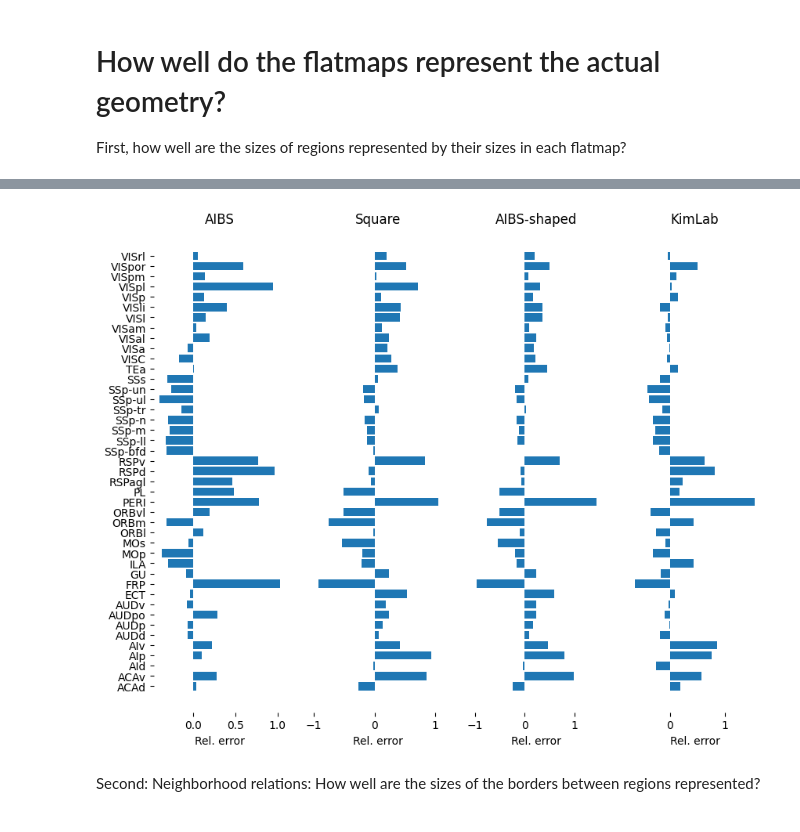
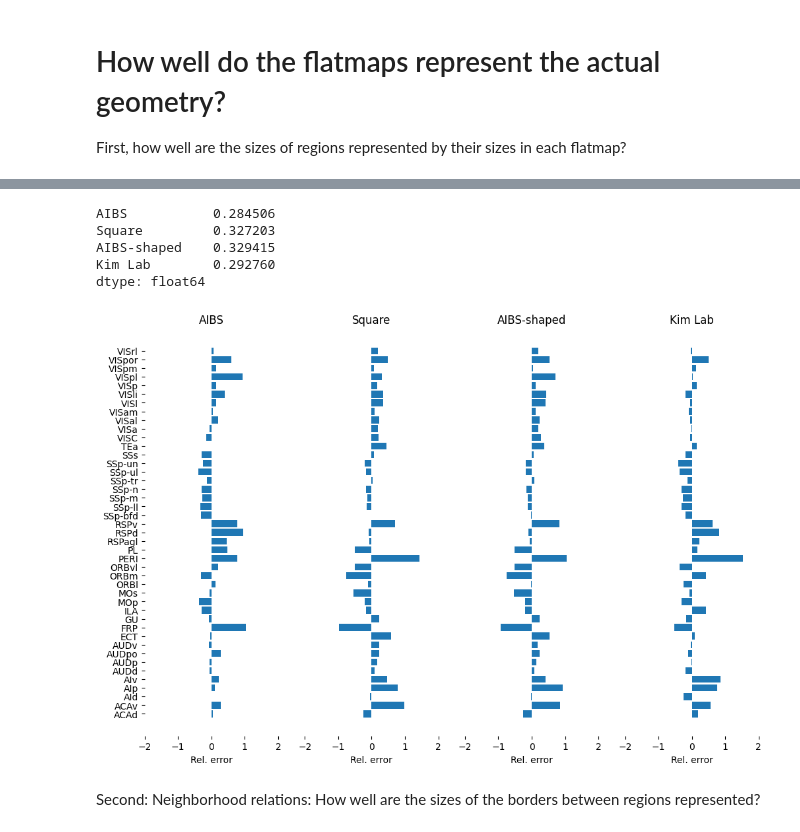
Before and after one commit to BlueBrain/atlas-enhancement, a Jupyter notebook: flatmap/notebooks/flatmap_comparison.ipynb, the cells around one changed output, grey strips where cells are left out. Drawn from its saved outputs; the diff is of its cells as text; code cells hidden in the pictures.

Commit message:
Update notebook
+ Better specification of flatmaps
+ More parallelization

```diff
--- a/flatmap/notebooks/flatmap_comparison.ipynb
+++ b/flatmap/notebooks/flatmap_comparison.ipynb
@@ -226,19 +180,15 @@ pd_fm_aibs
+# %%
+# Load NRRD flatmaps and setup flatmap list
+pd_flatmaps = [pd_fm_aibs] + [nrrd_flatmap_to_pandas(VoxelData.load_nrrd(v["file"]), ann) for v in flatmaps.values()]
+npix_fm = [npix_aibs] + [v["npix"] for v in flatmaps.values()]
+bin_sz_fm = [x // numpy.min(npix_fm) for x in npix_fm]
 # %%
 # Only consider voxels that are flattened in the reference (common domain)
-mask = numpy.isin(pd_fm_square["idx"], pd_fm_aibs["idx"])
-pd_fm_square = pd_fm_square.loc[mask]
+for i in range(len(flatmaps)):
+    mask = numpy.isin(pd_flatmaps[i + 1]["idx"], pd_flatmaps[0]["idx"])
+    pd_flatmaps[i + 1] = pd_flatmaps[i + 1].loc[mask]
 
-mask = numpy.isin(pd_fm_shaped["idx"], pd_fm_aibs["idx"])
-pd_fm_shaped = pd_fm_shaped.loc[mask]
-
-mask = numpy.isin(pd_fm_kimlab["idx"], pd_fm_aibs["idx"])
-pd_fm_kimlab = pd_fm_kimlab.loc[mask]
-
-# Note: voxels can be afssrsgssigned to multiple pixels in the AIBS flatmap!
+# Note: voxels can be assigned to multiple pixels in the AIBS flatmap!
-# %%
-pd_flatmaps = [pd_fm_aibs, pd_fm_square, pd_fm_shaped, pd_fm_kimlab]
-npix_fm = [npix_aibs, npix_flat, npix_flat, npix_flat]
-nfm = len(pd_flatmaps)
 # %% [markdown]
 ## Visualize the coordinates of one flatmap in another
 It returns for each pixel in one flatmap the mean pixel value (x or y) in the other flatmap
@@ -297,7 +247,13 @@ fig.savefig("comparing_flatmap_coordinates_10um_pxl_y.pdf")
 def get_mode(v_in):
     return v_in.value_counts().index[0]
 
-M_fm = [x.groupby(["pxl_x", "pxl_y"])["ann"].apply(get_mode) for x in pd_flatmaps]
+
+def get_regions(x):
+    return x.groupby(["pxl_x", "pxl_y"])["ann"].apply(get_mode)
+
+
+with parallel_config(backend='threading', n_jobs=jobs_fm):
+    M_fm = Parallel()(delayed(get_regions)(x) for x in pd_flatmaps)
 # %%
 fig = plt.figure(figsize=(6 , (nfm + 1) * 2))
 cmap = ['#a6cee3','#fb9a99','#6a3d9a','#ffff99','#fdbf6f','#fdbf6f','#ff7f00','#cab2d6','#6a3d9a','#a6cee3',
@@ -355,30 +311,38 @@ Name: voxels, dtype: float64
 # %%
 def region_size_prediction_error(df, col_x, col_y):
     a, b = numpy.polyfit(df[col_x], df[col_y], 1)
     err = a * df[col_x] + b - ann_cmp[col_y]
     rel_err = err / ann_cmp[col_y]
     rel_err.name = col_x
     return rel_err
 
 rel_err = pandas.concat([region_size_prediction_error(ann_cmp, x, "voxels") for x in labels], axis=1)
 
-fig = plt.figure(figsize=(nfm * 2.5, 8))
+fig = plt.figure(figsize=(nfm * 3, 8))
 
 for i, x in enumerate(labels):
     ax = fig.add_subplot(1, nfm, i + 1)
     ax.barh(range(len(rel_err)), rel_err[x])
     ax.set_frame_on(False)
     if i == 0:
         ax.set_yticks(range(len(rel_err)))
         _ = ax.set_yticklabels(tgt_acronyms)
     else:
         ax.set_yticks([])
     ax.set_title(x)
     ax.set_xlabel("Rel. error")
+    ax.set_xlim((-2,2))
 
 fig.savefig("comparing_area_vs_voxel_count_errors.pdf")
+
+rel_err.abs().mean()
 # %% [output]
+AIBS           0.284506
+Square         0.327203
+AIBS-shaped    0.329415
+Kim Lab        0.292760
+dtype: float64
-[figure, old version]
+[figure, new version]
 # %% [markdown]
 Second: Neighborhood relations: How well are the sizes of the borders between regions represented?
 # %%
```
Also changed, not shown: parts of 28 cells of this notebook.
